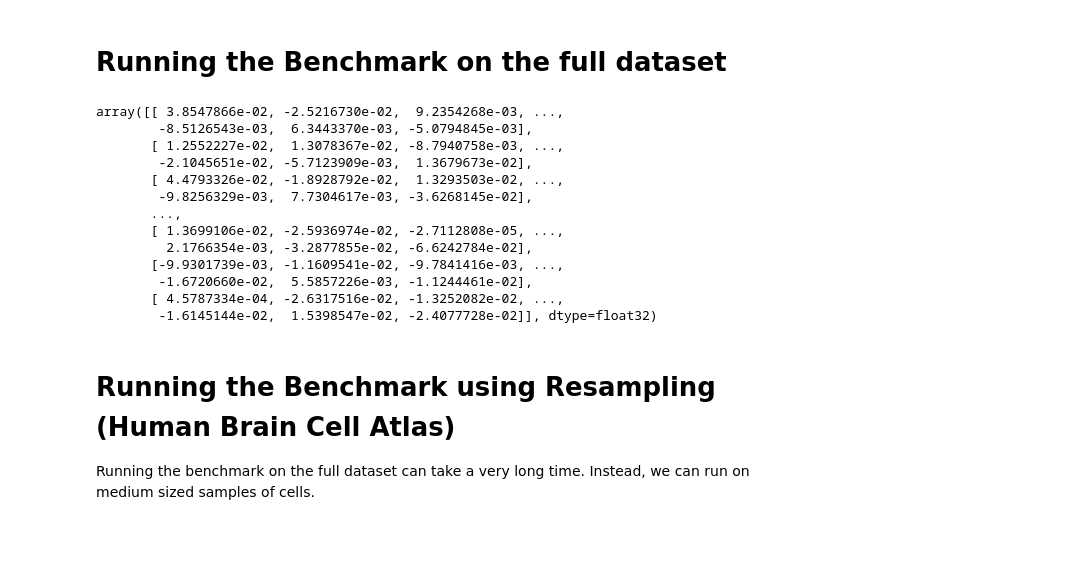
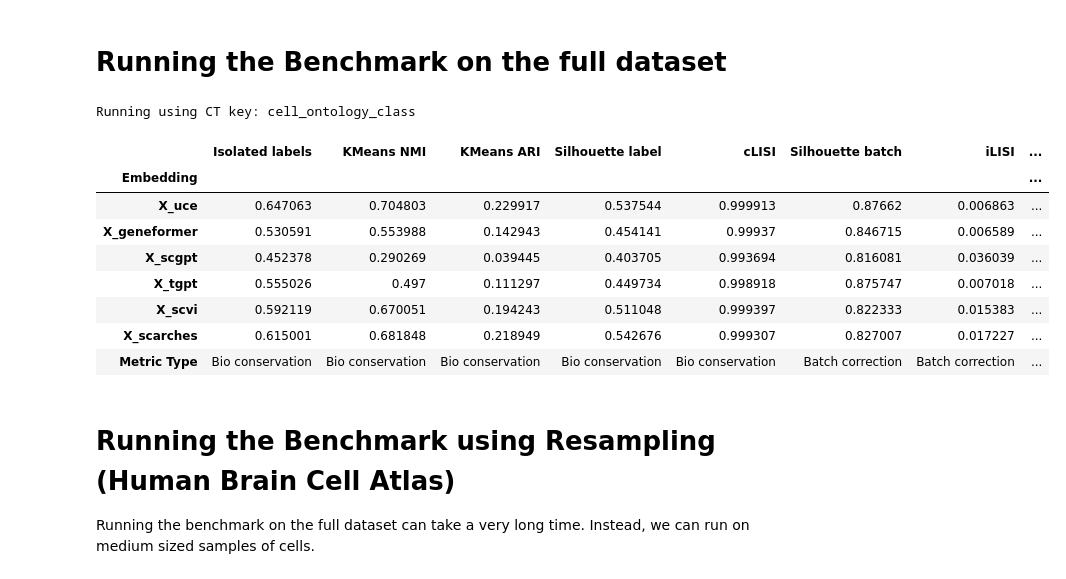
Before and after one commit to yhr91/uce_reproduce, a Jupyter notebook: scib.ipynb, the cells around one changed output. Drawn from its saved outputs; the diff is of its cells as text; code cells hidden in the pictures; blank space fills up the shorter version.

Commit message:
update scib

```diff
--- a/scib.ipynb
+++ b/scib.ipynb
@@ -64,19 +64,21 @@ from scib_metrics.benchmark import Benchmarker, BioConservation, BatchCorrection
 import pandas as pd
 
 ## Benchmarking Function, returns dataframe of scores
-def benchmark(ad, label_key="cell_type", batch_key="sample_id", obsm_keys=["X_uce", "X_scGPT", "X_geneformer"]):
+def benchmark(ad, label_key="cell_type", batch_key="sample_id", obsm_keys=["X_uce", "X_scGPT", "X_geneformer"], do_batchcons=False):
     print(f"Running using CT key:", label_key)
     biocons = BioConservation()
-    batchcons = BatchCorrection(pcr_comparison=False)
-
+    if do_batchcons:
+        batchcons = BatchCorrection(pcr_comparison=False)
+    else:
+        batchcons = BatchCorrection(ilisi_knn=False, kbet_per_label=False, graph_connectivity=False, pcr_comparison=False)
     bm = Benchmarker(
         ad,
         batch_key=batch_key,
         label_key=label_key,
         embedding_obsm_keys=obsm_keys,
         bio_conservation_metrics=biocons,
-        batch_correction_metrics=None,
-        n_jobs=48,
+        batch_correction_metrics=batchcons,
+        n_jobs=64,
     )
     bm.prepare(neighbor_computer=faiss_brute_force_nn)
     bm.benchmark()
@@ -89,7 +91,7 @@ For this example, we will benchmark cells from developing mouse brain.
 
 You can download an anndata object with UCE, scGPT and Geneformer embeddings precalulated from [here](https://drive.google.com/drive/folders/1f63fh0ykgEhCrkd_EVvIootBw7LYDVI7)
 # %%
-tabula_ad = sc.read("export_data/new_tabula_all_zero_shot_lognorm.h5ad")
+tabula_ad = sc.read("export_data/new_tabula_scib.h5ad")
 tabula_ad
 # %% [output]
 AnnData object with n_obs × n_vars = 581430 × 45792
@@ -112,19 +113,3 @@ len(tabula_ad.obs[batch_column].unique()) # Number of unique batches
 167
 # %% [markdown]
 # Running the Benchmark on the full dataset
-# %%
-tabula_ad.obsm["X_uce"]
-# %% [output]
-array([[ 3.8547866e-02, -2.5216730e-02,  9.2354268e-03, ...,
-        -8.5126543e-03,  6.3443370e-03, -5.0794845e-03],
-       [ 1.2552227e-02,  1.3078367e-02, -8.7940758e-03, ...,
-        -2.1045651e-02, -5.7123909e-03,  1.3679673e-02],
-       [ 4.4793326e-02, -1.8928792e-02,  1.3293503e-02, ...,
-        -9.8256329e-03,  7.7304617e-03, -3.6268145e-02],
-       ...,
-       [ 1.3699106e-02, -2.5936974e-02, -2.7112808e-05, ...,
-         2.1766354e-03, -3.2877855e-02, -6.6242784e-02],
-       [-9.9301739e-03, -1.1609541e-02, -9.7841416e-03, ...,
-        -1.6720660e-02,  5.5857226e-03, -1.1244461e-02],
-       [ 4.5787334e-04, -2.6317516e-02, -1.3252082e-02, ...,
-        -1.6145144e-02,  1.5398547e-02, -2.4077728e-02]], dtype=float32)
@@ -133,3 +118,5 @@ subsample_ad = sc.pp.subsample(tabula_ad, n_obs=560_000, copy=True)
 # %%
-new_tabula_benchmark_results_df = benchmark(subsample_ad, label_key=cell_type_column,  batch_key=batch_column, obsm_keys=['X_uce', 'X_geneformer',  'X_scgpt','X_tgpt', 'X_pca', 'X_scvi_seed0', 'X_scarches_seed0'])
+new_tabula_benchmark_results_df = benchmark(tabula_ad, label_key=cell_type_column,  batch_key=batch_column, obsm_keys=['X_uce', 'X_geneformer',  'X_scgpt', "X_tgpt", 'X_scvi', 'X_scarches'], do_batchcons=True)
 new_tabula_benchmark_results_df
+# %% [output]
+Running using CT key: cell_ontology_class
@@ -136,2 +126,14 @@ new_tabula_benchmark_results_df
+# %%
+new_tabula_benchmark_results_df
+# %% [output]
+|  | Isolated labels | KMeans NMI | KMeans ARI | Silhouette label | cLISI | Silhouette batch | iLISI | ... |
+| Embedding |  |  |  |  |  |  |  | ... |
+| X_uce | 0.647063 | 0.704803 | 0.229917 | 0.537544 | 0.999913 | 0.87662 | 0.006863 | ... |
+| X_geneformer | 0.530591 | 0.553988 | 0.142943 | 0.454141 | 0.99937 | 0.846715 | 0.006589 | ... |
+| X_scgpt | 0.452378 | 0.290269 | 0.039445 | 0.403705 | 0.993694 | 0.816081 | 0.036039 | ... |
+| X_tgpt | 0.555026 | 0.497 | 0.111297 | 0.449734 | 0.998918 | 0.875747 | 0.007018 | ... |
+| X_scvi | 0.592119 | 0.670051 | 0.194243 | 0.511048 | 0.999397 | 0.822333 | 0.015383 | ... |
+| X_scarches | 0.615001 | 0.681848 | 0.218949 | 0.542676 | 0.999307 | 0.827007 | 0.017227 | ... |
+| Metric Type | Bio conservation | Bio conservation | Bio conservation | Bio conservation | Bio conservation | Batch correction | Batch correction | ... |
 # %%
 # 'X_pca', 'X_scvi_seed0', 'X_scarches_seed0'
```
Also changed, not shown: parts of 14 cells of this notebook, 4 other files.
